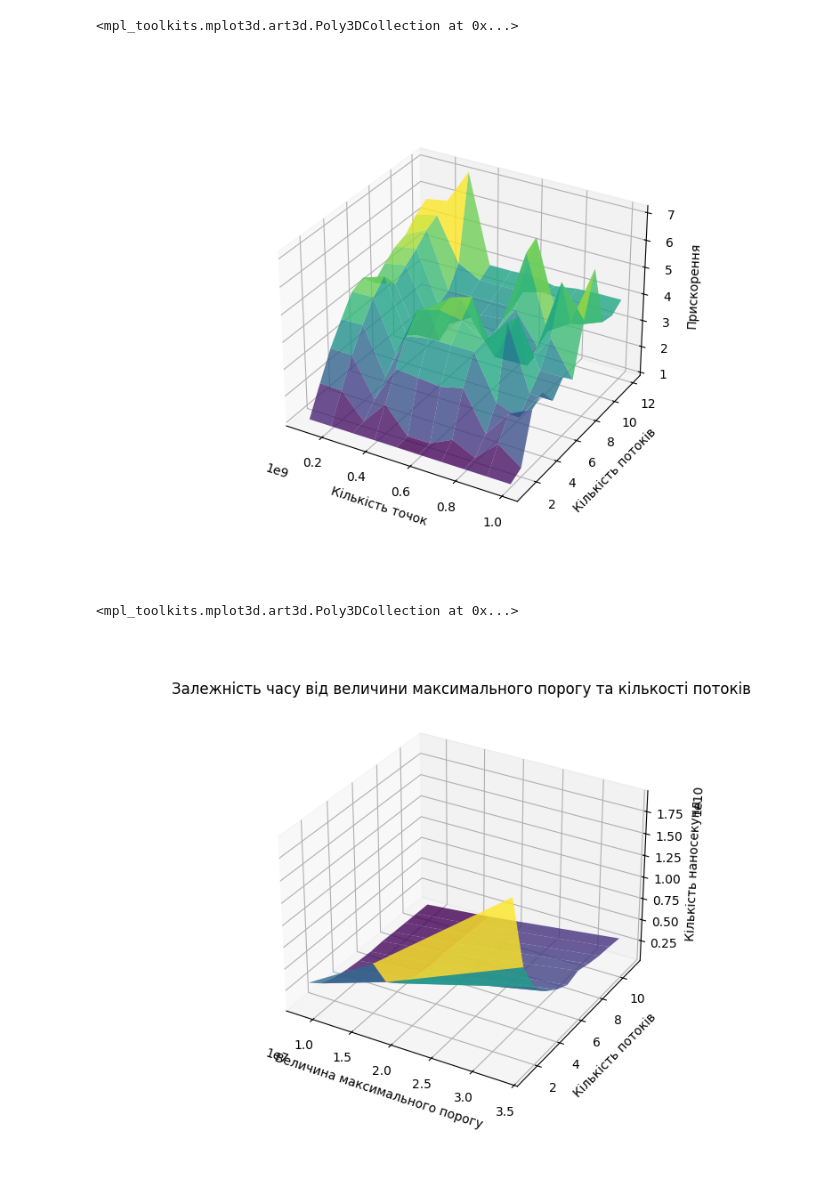
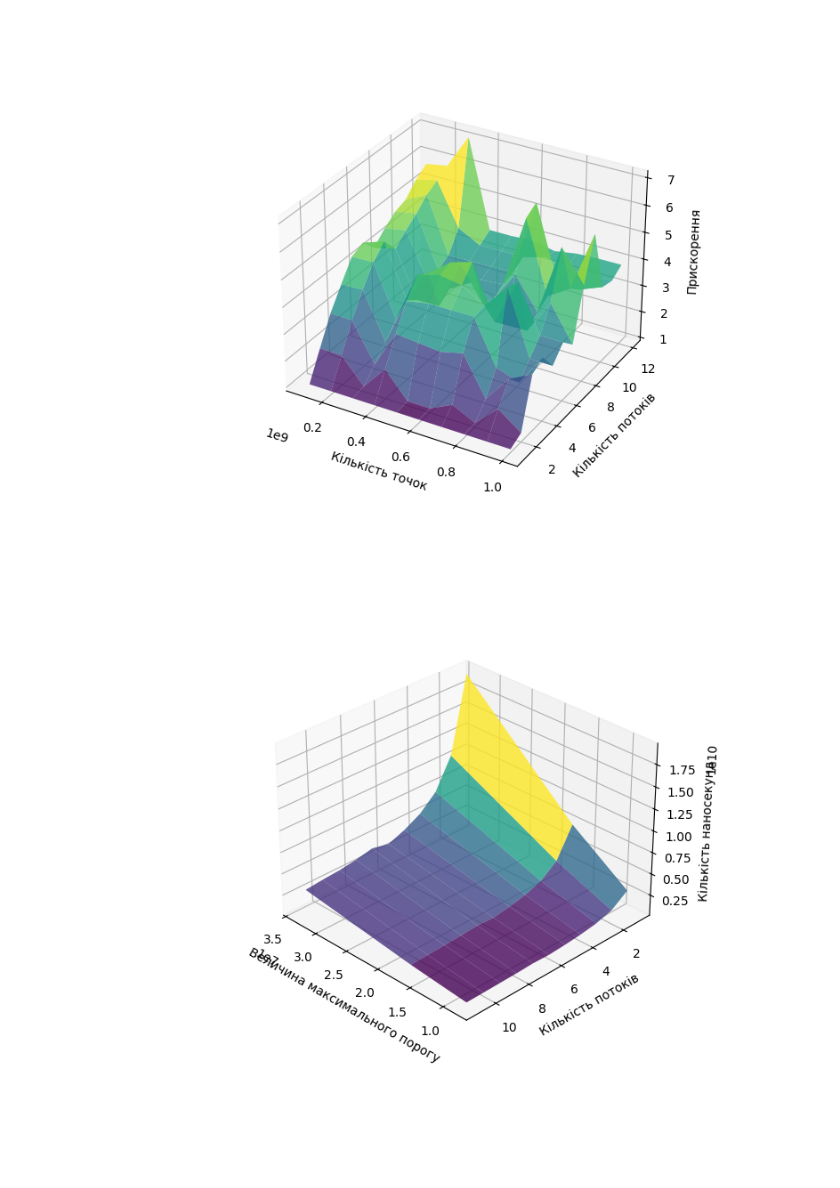
Before and after one commit to user3polarjet/masters_second_semester_methods_and_technologies_of_parallel_programming, a Jupyter notebook: lab1/plots.ipynb, the cells around one changed output. Saved outputs shown, nothing was run; the diff lists cells and outputs as text; code cells hidden in the pictures; blank space fills up the shorter version.

```diff
--- a/lab1/plots.ipynb
+++ b/lab1/plots.ipynb
@@ -118,48 +115,48 @@ ax1 = fig.add_subplot(111, projection='3d')
 ax1.set_xlabel('Кількість точок')
 ax1.set_ylabel('Кількість потоків')
 ax1.set_zlabel('Прискорення')
-axes.set_title('Залежність прискрорення від кількості точок та потоків')
 
 pivot_df = data['speedup'].unstack()
 
 X, Y = np.meshgrid(pivot_df.columns, pivot_df.index)
 Z = pivot_df.values
 ax1.plot_surface(X, Y, Z, cmap='viridis', alpha=0.8)
+plt.savefig('pi_monte_speedup.png', dpi=300, bbox_inches='tight')
 # %% [output]
-<mpl_toolkits.mplot3d.art3d.Poly3DCollection at 0x...>
 [figure]
 # %%
 import pandas as pd
 import numpy as np
 import matplotlib.pyplot as plt
 
 data_single = pd.read_csv('prime_slice_single.csv')
 data_single['threads_count'] = 1
 data_multi = pd.read_csv('prime_slice_multi.csv')
 
 data_single = data_single[['threads_count', 'mmax', 'nanoseconds']]
 data_multi = data_multi[['threads_count', 'mmax', 'nanoseconds']]
 
 data_single = data_single.groupby(['threads_count', 'mmax']).mean()
 data_multi = data_multi.groupby(['threads_count', 'mmax']).mean()
 
 data = pd.concat([data_single, data_multi])
 
 fig = plt.figure(figsize=(8, 6))
 ax1 = fig.add_subplot(111, projection='3d')
 ax1.set_xlabel('Величина максимального порогу')
 ax1.set_ylabel('Кількість потоків')
 ax1.set_zlabel('Кількість наносекунд')
-ax1.set_title('Залежність часу від величини максимального порогу та кількості потоків')
+
 
 pivot_df = data['nanoseconds'].unstack()
 
 X, Y = np.meshgrid(pivot_df.columns, pivot_df.index)
 Z = pivot_df.values
 ax1.plot_surface(X, Y, Z, cmap='viridis', alpha=0.8)
+ax1.view_init(elev=30, azim=135)
+plt.savefig('prime_slice.png', dpi=300, bbox_inches='tight')
 # %% [output]
-<mpl_toolkits.mplot3d.art3d.Poly3DCollection at 0x...>
-[figure, old version]
+[figure, new version]
 # %%
 data['speedup'] = data.groupby('mmax')['nanoseconds'].transform(lambda x: x.iloc[0] / x)
 
```
Also changed, not shown: parts of 6 cells of this notebook, 9 other files.
